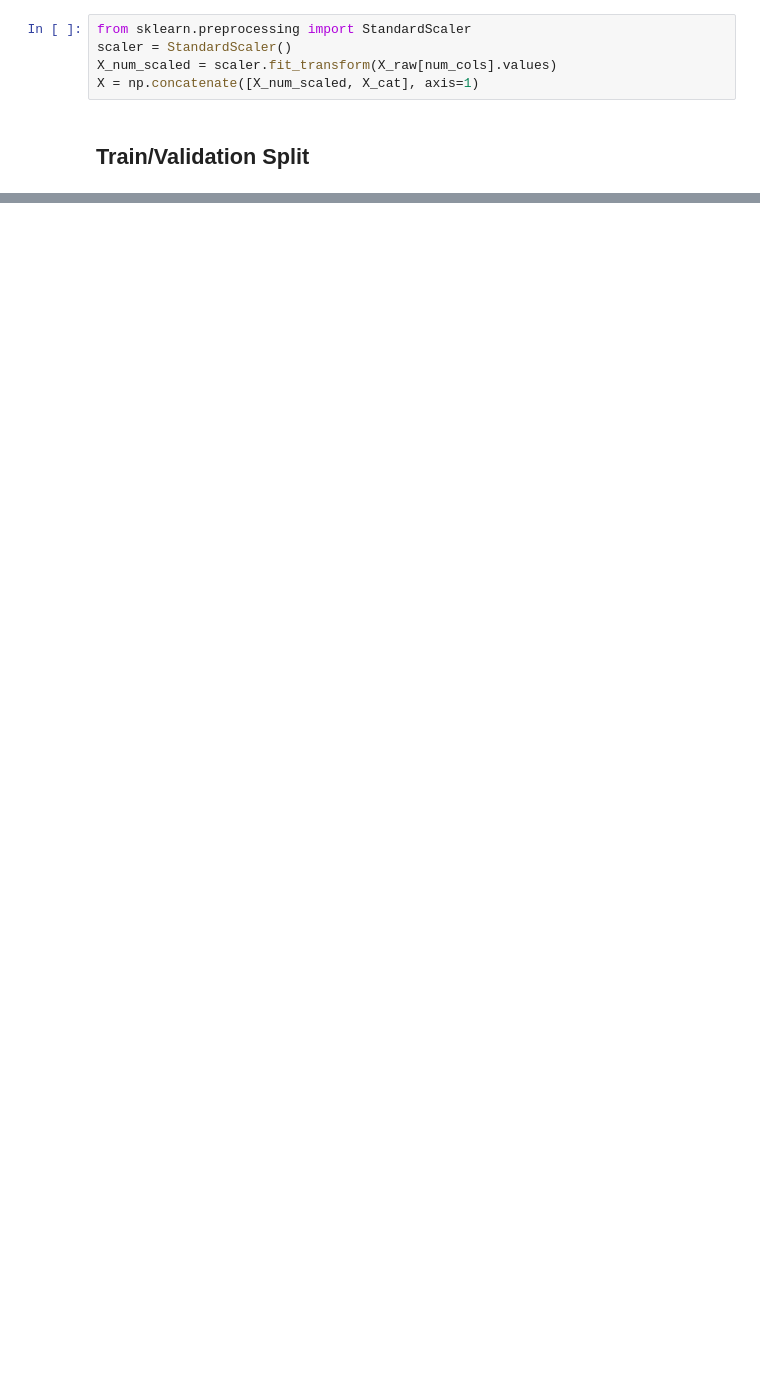
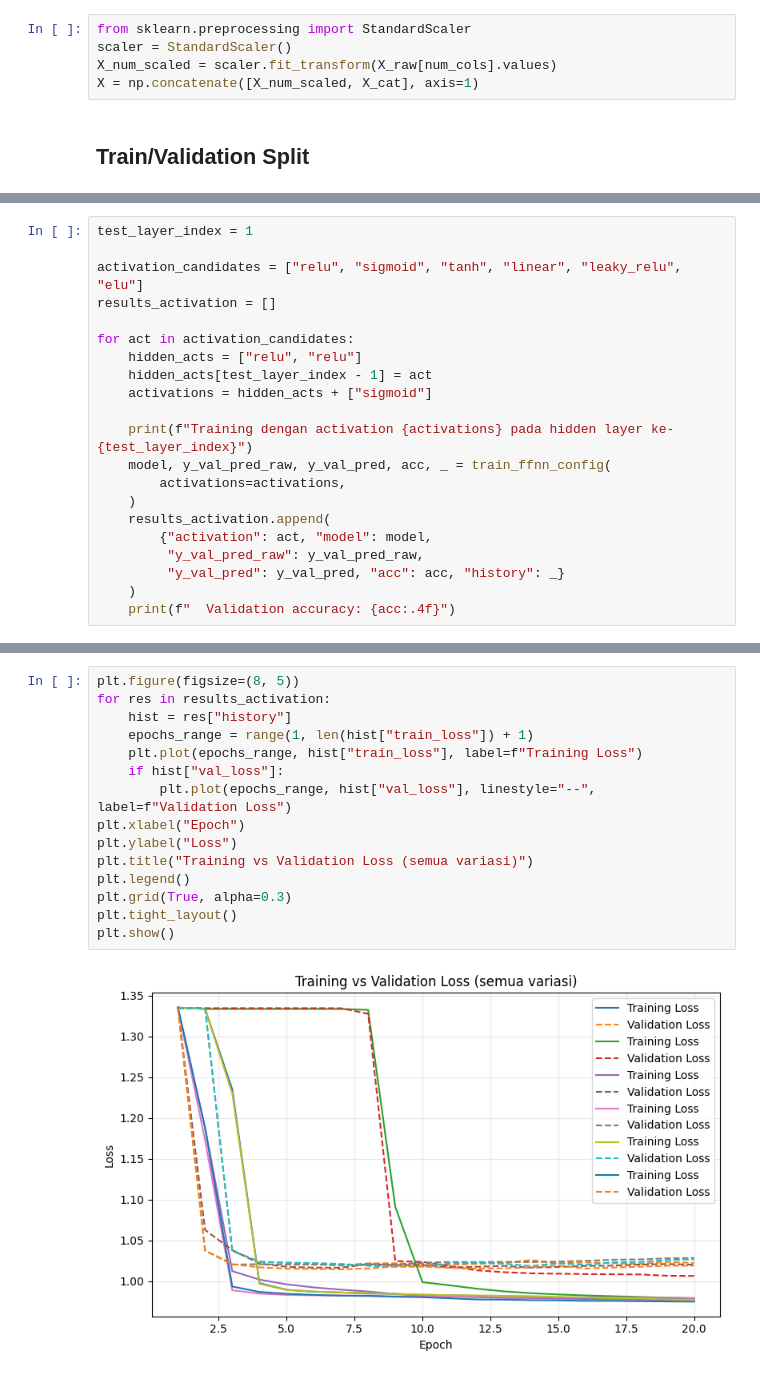
Before and after one commit to Aramazaya/Aram-Intelligence-3.0, a Jupyter notebook: src/Notebook.ipynb, the cells around one changed output, grey strips where cells are left out. Saved outputs shown, nothing was run; the diff lists cells and outputs as text; blank space fills up the shorter version.

```diff
--- a/src/Notebook.ipynb
+++ b/src/Notebook.ipynb
@@ -230,0 +359,21 @@ print(np.unique(y_pred, return_counts=True))
+# %%
+test_layer_index = 1
+
+activation_candidates = ["relu", "sigmoid", "tanh", "linear", "leaky_relu", "elu"]
+results_activation = []
+
+for act in activation_candidates:
+    hidden_acts = ["relu", "relu"]
+    hidden_acts[test_layer_index - 1] = act
+    activations = hidden_acts + ["sigmoid"]
+
+    print(f"Training dengan activation {activations} pada hidden layer ke-{test_layer_index}")
+    model, y_val_pred_raw, y_val_pred, acc, _ = train_ffnn_config(
+        activations=activations,
+    )
+    results_activation.append(
+        {"activation": act, "model": model,
+         "y_val_pred_raw": y_val_pred_raw,
+         "y_val_pred": y_val_pred, "acc": acc, "history": _}
+    )
+    print(f"  Validation accuracy: {acc:.4f}")
@@ -230,0 +398,17 @@ print(np.unique(y_pred, return_counts=True))
+# %%
+plt.figure(figsize=(8, 5))
+for res in results_activation:
+    hist = res["history"]
+    epochs_range = range(1, len(hist["train_loss"]) + 1)
+    plt.plot(epochs_range, hist["train_loss"], label=f"Training Loss")
+    if hist["val_loss"]:
+        plt.plot(epochs_range, hist["val_loss"], linestyle="--", label=f"Validation Loss")
+plt.xlabel("Epoch")
+plt.ylabel("Loss")
+plt.title("Training vs Validation Loss (semua variasi)")
+plt.legend()
+plt.grid(True, alpha=0.3)
+plt.tight_layout()
+plt.show()
+# %% [output]
+[figure, added]
```
Also changed, not shown: parts of 37 cells of this notebook, 1 other file.
